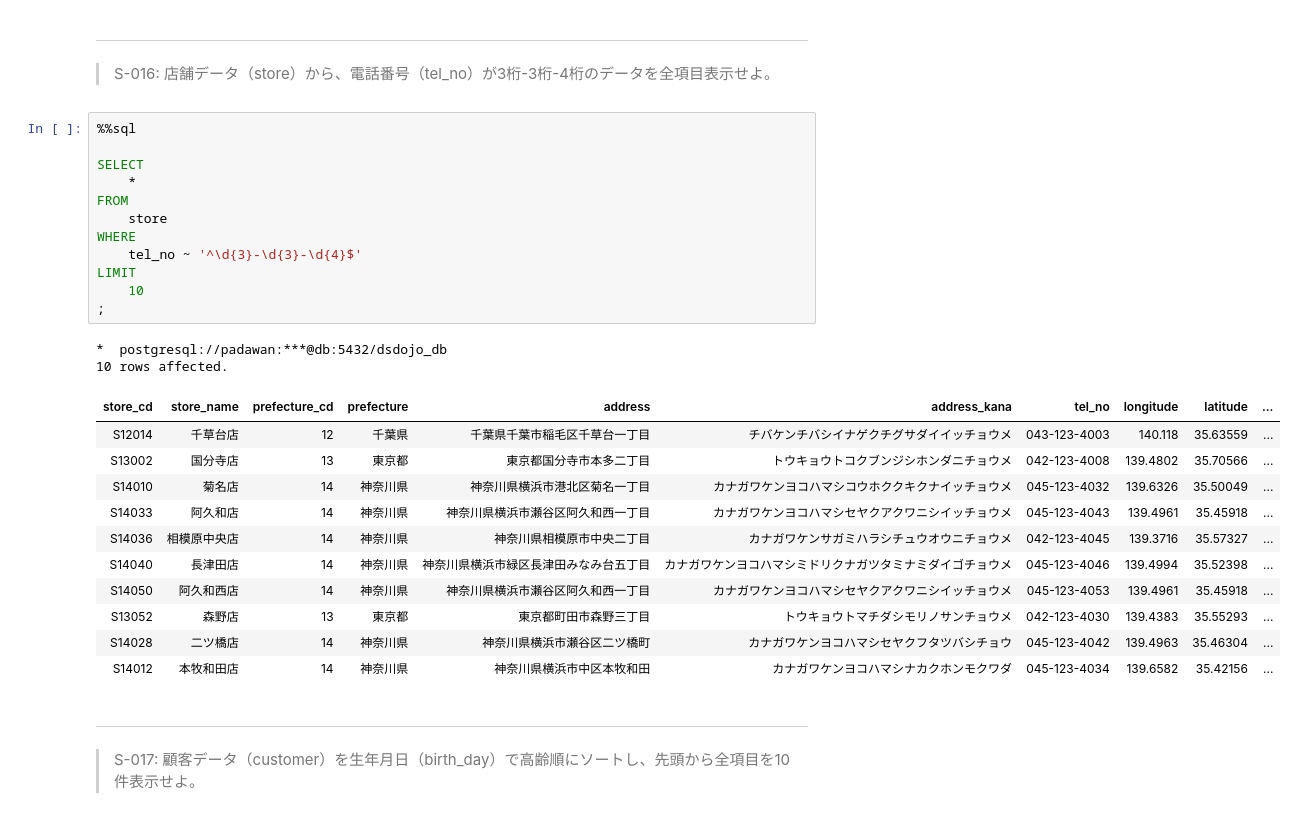
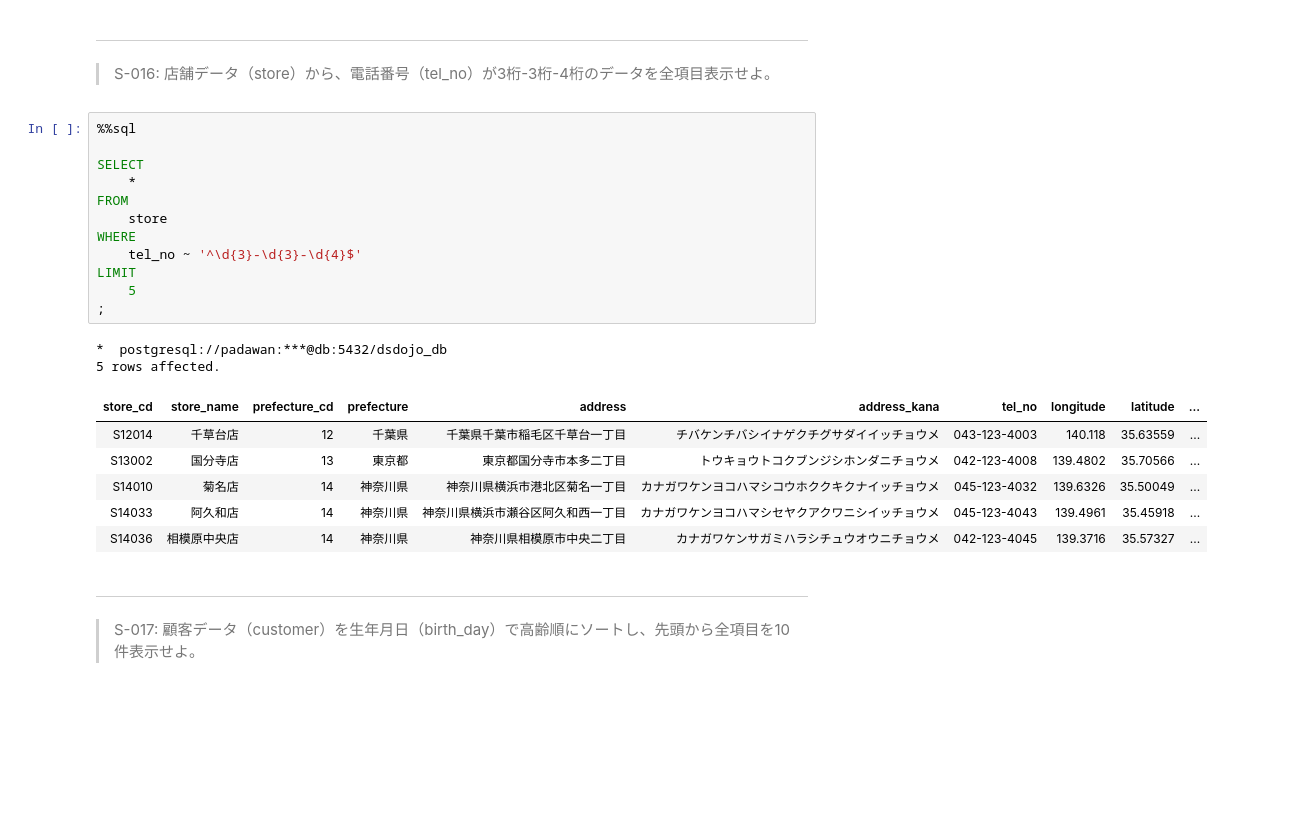
Before and after one commit to palakpaneerer/100knocks-preprocess, a Jupyter notebook: docker/work/preprocess_knock_SQL.ipynb, the cells around one changed output. Saved outputs shown, nothing was run; the diff lists cells and outputs as text; blank space fills up the shorter version.

```diff
--- a/docker/work/preprocess_knock_SQL.ipynb
+++ b/docker/work/preprocess_knock_SQL.ipynb
@@ -496,29 +478,24 @@ LIMIT
 # %%
 %%sql
 
 SELECT
     *
 FROM
     store
 WHERE
     tel_no ~ '^\d{3}-\d{3}-\d{4}$'
 LIMIT
-    10
+    5
 ;
 # %% [output]
 *  postgresql://padawan:***@db:5432/dsdojo_db
-10 rows affected.
+5 rows affected.
 | store_cd | store_name | prefecture_cd | prefecture | address | address_kana | tel_no | longitude | latitude | ... |
 | S12014 | 千草台店 | 12 | 千葉県 | 千葉県千葉市稲毛区千草台一丁目 | チバケンチバシイナゲクチグサダイイッチョウメ | 043-123-4003 | 140.118 | 35.63559 | ... |
 | S13002 | 国分寺店 | 13 | 東京都 | 東京都国分寺市本多二丁目 | トウキョウトコクブンジシホンダニチョウメ | 042-123-4008 | 139.4802 | 35.70566 | ... |
 | S14010 | 菊名店 | 14 | 神奈川県 | 神奈川県横浜市港北区菊名一丁目 | カナガワケンヨコハマシコウホククキクナイッチョウメ | 045-123-4032 | 139.6326 | 35.50049 | ... |
 | S14033 | 阿久和店 | 14 | 神奈川県 | 神奈川県横浜市瀬谷区阿久和西一丁目 | カナガワケンヨコハマシセヤクアクワニシイッチョウメ | 045-123-4043 | 139.4961 | 35.45918 | ... |
 | S14036 | 相模原中央店 | 14 | 神奈川県 | 神奈川県相模原市中央二丁目 | カナガワケンサガミハラシチュウオウニチョウメ | 042-123-4045 | 139.3716 | 35.57327 | ... |
-| S14040 | 長津田店 | 14 | 神奈川県 | 神奈川県横浜市緑区長津田みなみ台五丁目 | カナガワケンヨコハマシミドリクナガツタミナミダイゴチョウメ | 045-123-4046 | 139.4994 | 35.52398 | ... |
-| S14050 | 阿久和西店 | 14 | 神奈川県 | 神奈川県横浜市瀬谷区阿久和西一丁目 | カナガワケンヨコハマシセヤクアクワニシイッチョウメ | 045-123-4053 | 139.4961 | 35.45918 | ... |
-| S13052 | 森野店 | 13 | 東京都 | 東京都町田市森野三丁目 | トウキョウトマチダシモリノサンチョウメ | 042-123-4030 | 139.4383 | 35.55293 | ... |
-| S14028 | 二ツ橋店 | 14 | 神奈川県 | 神奈川県横浜市瀬谷区二ツ橋町 | カナガワケンヨコハマシセヤクフタツバシチョウ | 045-123-4042 | 139.4963 | 35.46304 | ... |
-| S14012 | 本牧和田店 | 14 | 神奈川県 | 神奈川県横浜市中区本牧和田 | カナガワケンヨコハマシナカクホンモクワダ | 045-123-4034 | 139.6582 | 35.42156 | ... |
 # %% [markdown]
 ---
 > S-017: 顧客データ（customer）を生年月日（birth_day）で高齢順にソートし、先頭から全項目を10件表示せよ。
```
Also changed, not shown: parts of 31 cells of this notebook.
